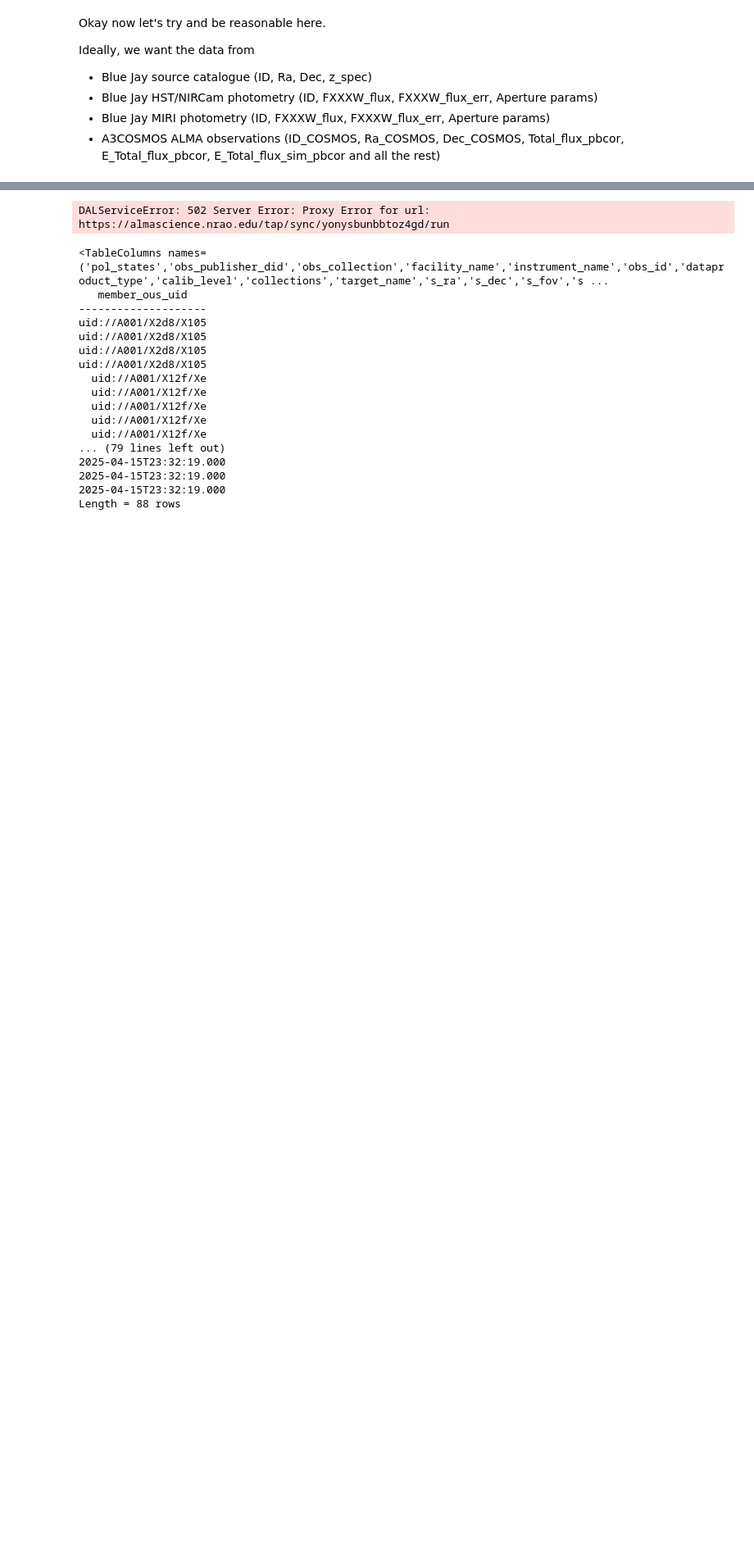
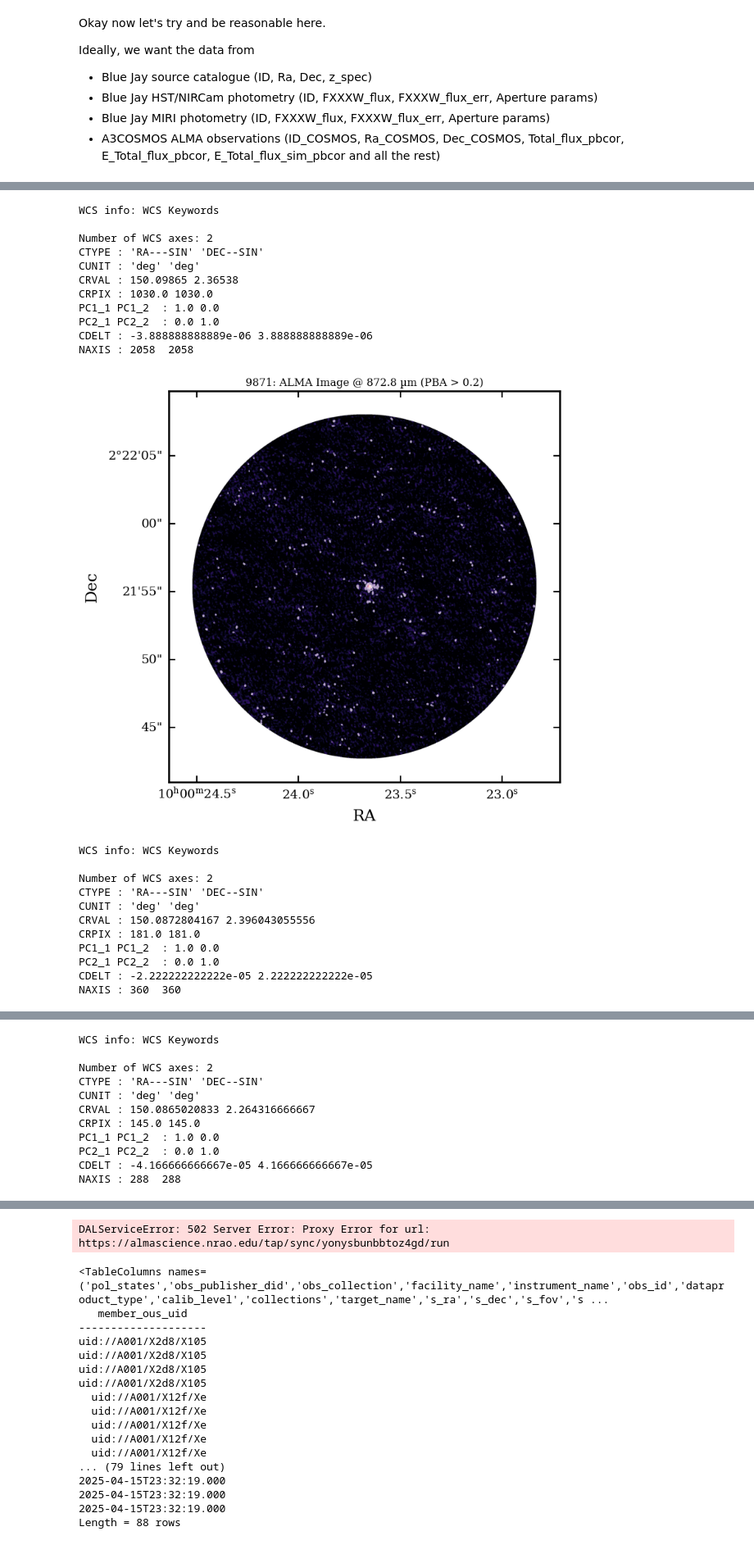
Before and after one commit to benjaminpcollins/a3cosmos, a Jupyter notebook: query_bluejay.ipynb, the cells around one changed output, grey strips where cells are left out. Shown at 82% size. Saved outputs shown, nothing was run; the diff lists cells and outputs as text; code cells hidden in the pictures; blank space fills up the shorter version.

```diff
--- a/query_bluejay.ipynb
+++ b/query_bluejay.ipynb
@@ -126,0 +181,58 @@ Obs_wavelength
+# %%
+# Define URL_PREFIX for accessing continuum images
+
+for row in sky_matched:
+    file = f"./data/cont_images/{row['Image_file']}"
+    id = row['ID_3DHST']
+    wavelength = row['Obs_wavelength']
+
+#file = f"./data/cont_images/{sky_matched['Image_file'][-1]}"
+
+    with fits.open(file) as hdul:
+        # Drop Frequency and Polarisation
+        wcs = WCS(hdul[0].header).celestial # Convert WCS to celestial coordinates only!
+        print(f"WCS info: {wcs}")
+
+        # Extract the correct continuum data
+        data = hdul[0].data[0, 0, :, :]
+
+    fig = plt.figure(figsize=(8, 8))
+    ax = fig.add_subplot(111, projection=wcs)
+
+    # Display the continuum image
+    im = ax.imshow(data, origin='lower', cmap='magma', vmin=0)
+
+    # Add contours to make the structure pop
+    # Levels based on RMS noise (e.g., 3*rms, 5*rms, 7*rms)
+    rms = np.nanstd(data)
+    ax.contour(data, levels=[3*rms, 5*rms, 10*rms], colors='white', alpha=0.6)
+
+    plt.xlabel('RA')
+    plt.ylabel('Dec')
+    plt.title(f'{id}: ALMA Image @ {wavelength:.1f} µm (PBA > 0.2)')
+    plt.savefig(f'plots/{id}_alma_contours.png', dpi=300, bbox_inches='tight')
+    plt.show()
+# %% [output]
+WCS info: WCS Keywords
+
+Number of WCS axes: 2
+CTYPE : 'RA---SIN' 'DEC--SIN'
+CUNIT : 'deg' 'deg'
+CRVAL : 150.09865 2.36538
+CRPIX : 1030.0 1030.0
+PC1_1 PC1_2  : 1.0 0.0
+PC2_1 PC2_2  : 0.0 1.0
+CDELT : -3.888888888889e-06 3.888888888889e-06
+NAXIS : 2058  2058
+[figure, added]
+WCS info: WCS Keywords
+
+Number of WCS axes: 2
+CTYPE : 'RA---SIN' 'DEC--SIN'
+CUNIT : 'deg' 'deg'
+CRVAL : 150.0872804167 2.396043055556
+CRPIX : 181.0 181.0
+PC1_1 PC1_2  : 1.0 0.0
+PC2_1 PC2_2  : 0.0 1.0
+CDELT : -2.222222222222e-05 2.222222222222e-05
+NAXIS : 360  360
@@ -126,0 +240,11 @@ Obs_wavelength
+WCS info: WCS Keywords
+
+Number of WCS axes: 2
+CTYPE : 'RA---SIN' 'DEC--SIN'
+CUNIT : 'deg' 'deg'
+CRVAL : 150.0865020833 2.264316666667
+CRPIX : 145.0 145.0
+PC1_1 PC1_2  : 1.0 0.0
+PC2_1 PC2_2  : 0.0 1.0
+CDELT : -4.166666666667e-05 4.166666666667e-05
+NAXIS : 288  288
```
Also changed, not shown: parts of 7 cells of this notebook.
